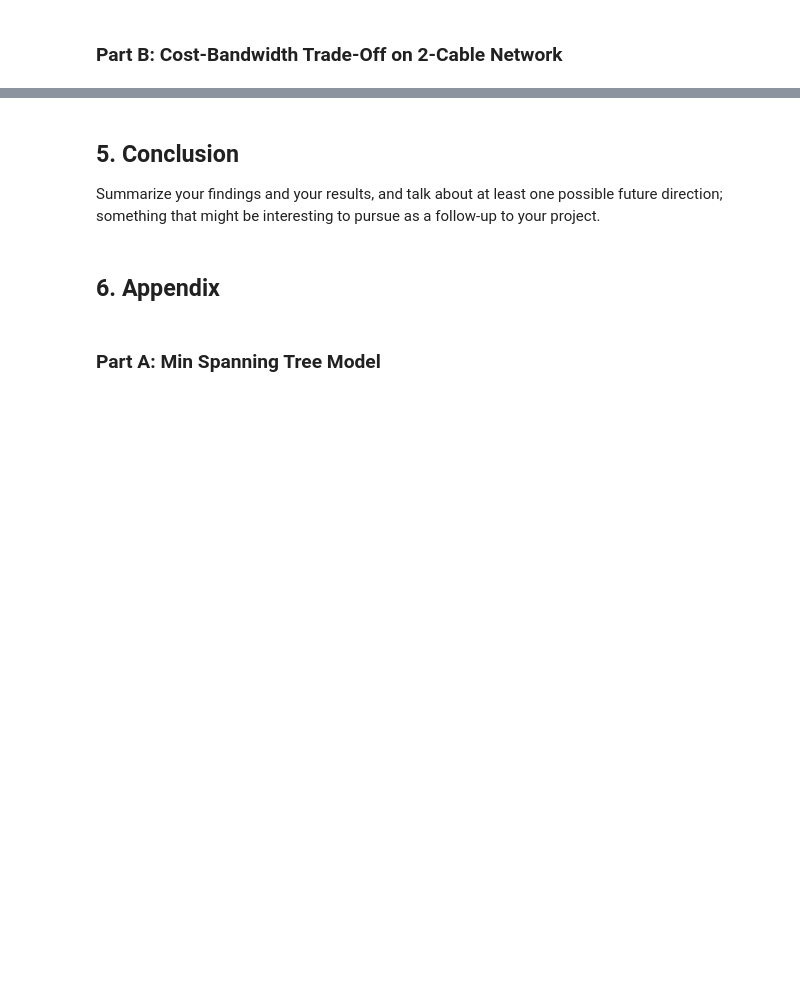
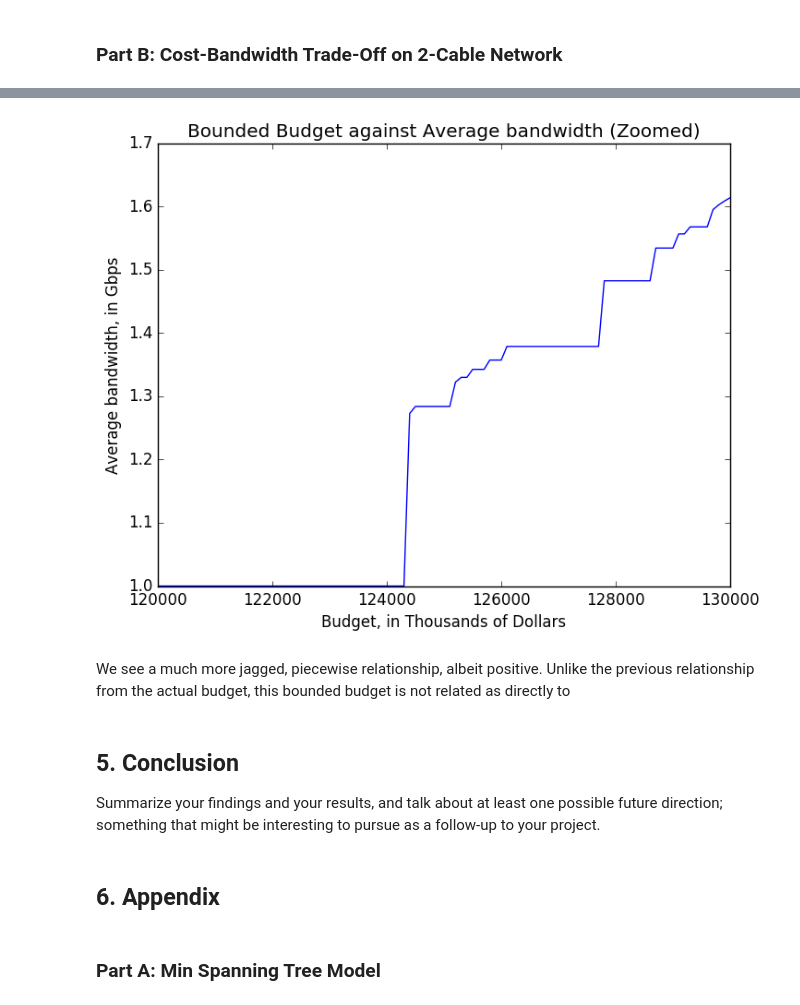
Before and after one commit to mathgeek404/networkOpt, a Jupyter notebook: src/project_report_final.ipynb, the cells around one changed output, grey strips where cells are left out. Saved outputs shown, nothing was run; the diff lists cells and outputs as text; code cells hidden in the pictures; blank space fills up the shorter version.

Commit message:
added more tradeoff

```diff
--- a/src/project_report_final.ipynb
+++ b/src/project_report_final.ipynb
@@ -484,3 +499,20 @@ Closest candidates are:
+# %%
+x = []
+y = []
+for i in 120000:100:130000
+    (c, b) = plotCableTradeoff(i)
+    push!(x, i)
+    push!(y, b)
+end
+
+plot(x,y,"b-");
+xlabel("Budget, in Thousands of Dollars");
+ylabel("Average bandwidth, in Gbps");
+title("Bounded Budget against Average bandwidth (Zoomed)");
+# %% [output]
+[figure, added]
+# %% [markdown]
+We see a much more jagged, piecewise relationship, albeit positive. Unlike the previous relationship from the actual budget, this bounded budget is not related as directly to
 # %% [markdown]
 ## 5. Conclusion ##
 
```
Also changed, not shown: parts of 11 cells of this notebook.
